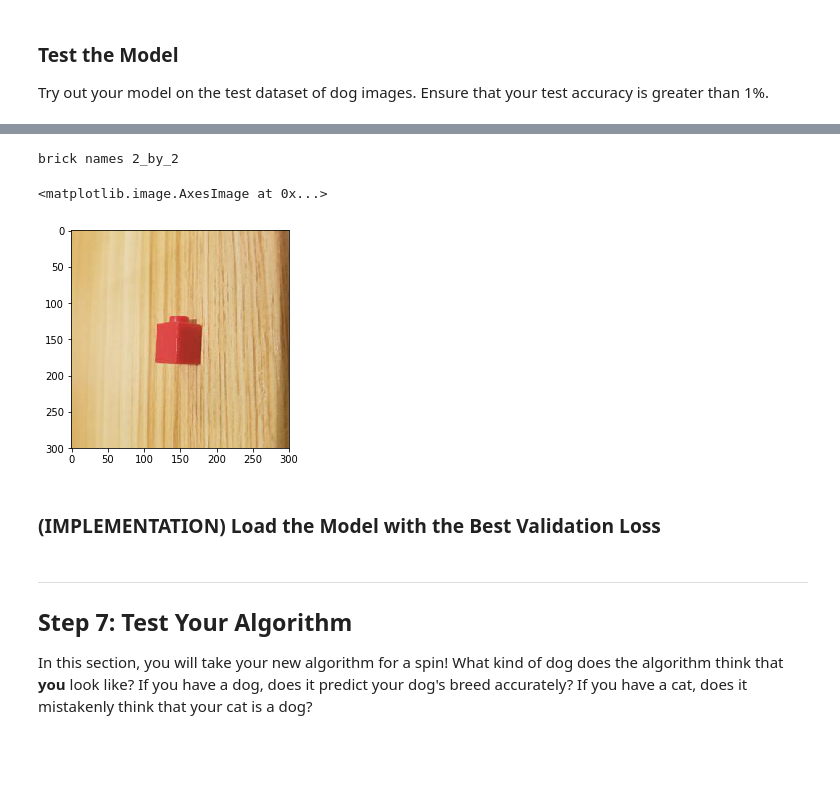
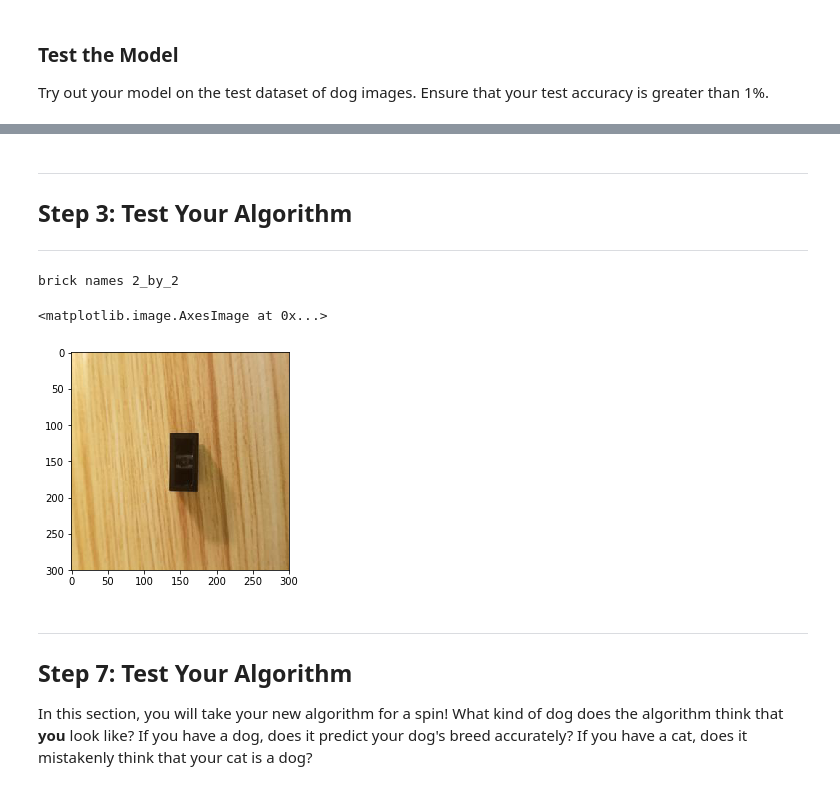
Before and after one commit to ikrambabai/ml-capstone, a Jupyter notebook: capstone.ipynb, the cells around one changed output, grey strips where cells are left out. Drawn from its saved outputs; the diff is of its cells as text; code cells hidden in the pictures; blank space fills up the shorter version.

```diff
--- a/capstone.ipynb
+++ b/capstone.ipynb
@@ -238,3 +256,18 @@ model.compile(optimizer='rmsprop', loss='categorical_crossentropy', metrics=['ac
 ### Train the Model
 
 Now we will train our model.
+# %%
+from tensorflow.keras.callbacks import ModelCheckpoint
+import matplotlib.pyplot as plt
+
+epochs = 200
+
+#
+checkpointer = ModelCheckpoint(filepath='saved_models/weights.best.prj.hdf5',
+                               verbose=1, save_best_only=True)
+
+# Fit the model.
+print ('Checkpoints Step !!!')
+history = model.fit(train_tensors, train_targets,
+          validation_data=(valid_tensors, valid_targets),
+          epochs=epochs, batch_size=20, callbacks=[checkpointer], verbose=1)
@@ -296,7 +316,7 @@ Epoch 00010: val_loss did not improve from 1.02040
 # %% [markdown]
 ### Load the Model with the Best Validation Loss
 # %%
-model.load_weights('saved_models/weights.best.from_scratch.hdf5')
+model.load_weights('saved_models/weights.best.prj.hdf5')
 # %% [markdown]
 ### Test the Model
 
@@ -314,24 +334,30 @@ Test accuracy: 51.0000%
+# %% [markdown]
+---
+<a id='step3'></a>
+## Step 3: Test Your Algorithm
+---
 # %%
-#image_path = 'keep/test/1_by_8/20200413_003341.jpg_20.jpg'
-#image_path = 'keep/test/1_by_8/20200413_003341.jpg_20.jpg'
-image_path = 'keep/test/1_by_2/20200412_235253.jpg_3.jpg'
+from tensorflow.keras.applications.resnet50 import preprocess_input, decode_predictions
 
 def show_img(img_path):
     img = cv2.imread(img_path)
     cv_rgb = cv2.cvtColor(img, cv2.COLOR_BGR2RGB)
     imgplot = plt.imshow(cv_rgb)
     return imgplot
 
-image_path = train_files[30]
-img = preprocess_input(path_to_tensor(image_path))
-#return np.argmax(ResNet50_model.predict(img))
-#np.argmax(model.predict(img))
-indx = np.argmax(model.predict(img))
-print('brick names {}'.format(brick_names[indx]))
+def predict(image_path):
+    img = preprocess_input(path_to_tensor(image_path))
+    #return np.argmax(ResNet50_model.predict(img))
+    #np.argmax(model.predict(img))
+    indx = np.argmax(model.predict(img))
+    print('brick names {}'.format(brick_names[indx]))
+
+sample_files = load_dataset('samples')
+
+image_path = 'keep2/train/1_by_2/20200412_234616.jpg_8.jpg'
+predict(image_path)
 show_img(image_path)
 # %% [output]
 brick names 2_by_2
 <matplotlib.image.AxesImage at 0x...>
-[figure, old version]
+[figure, new version]
-# %% [markdown]
-### (IMPLEMENTATION) Load the Model with the Best Validation Loss
```
Also changed, not shown: parts of 13 cells of this notebook, 10 other files.
